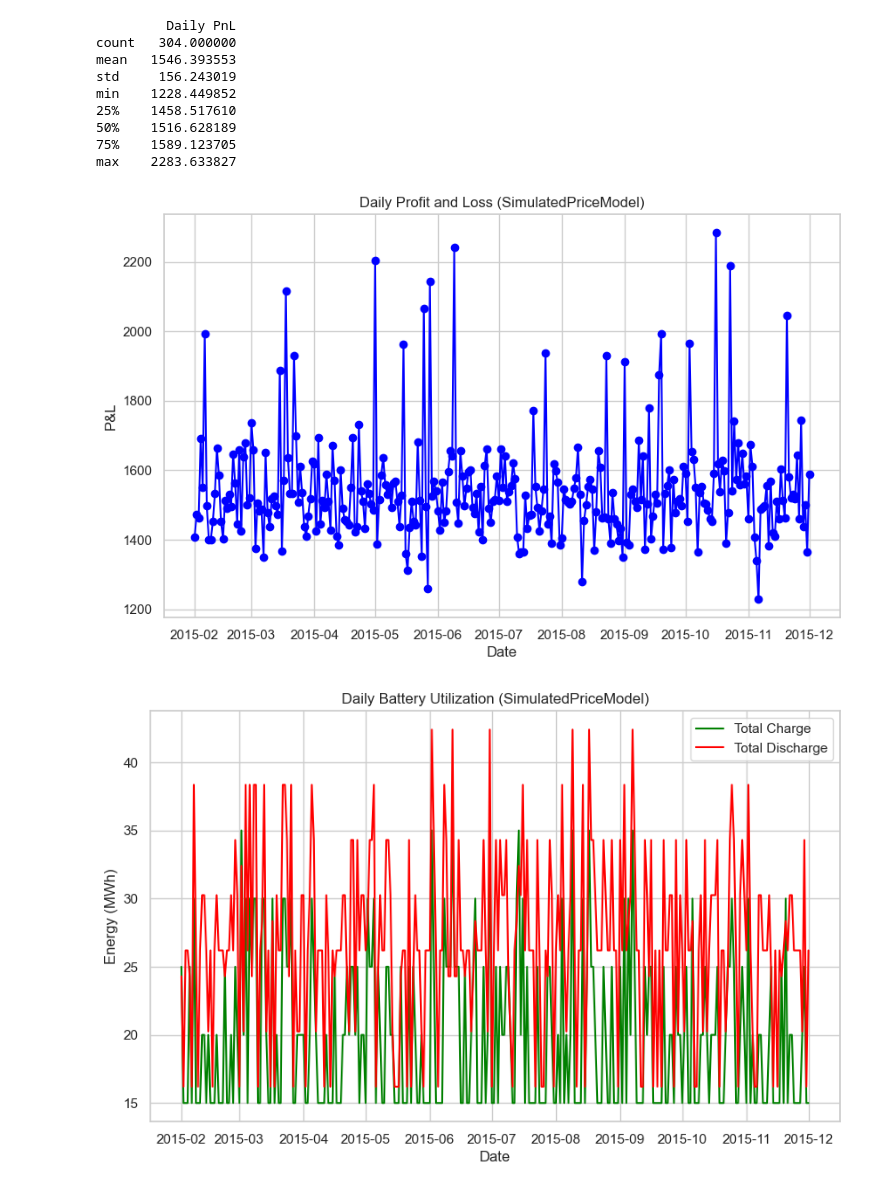
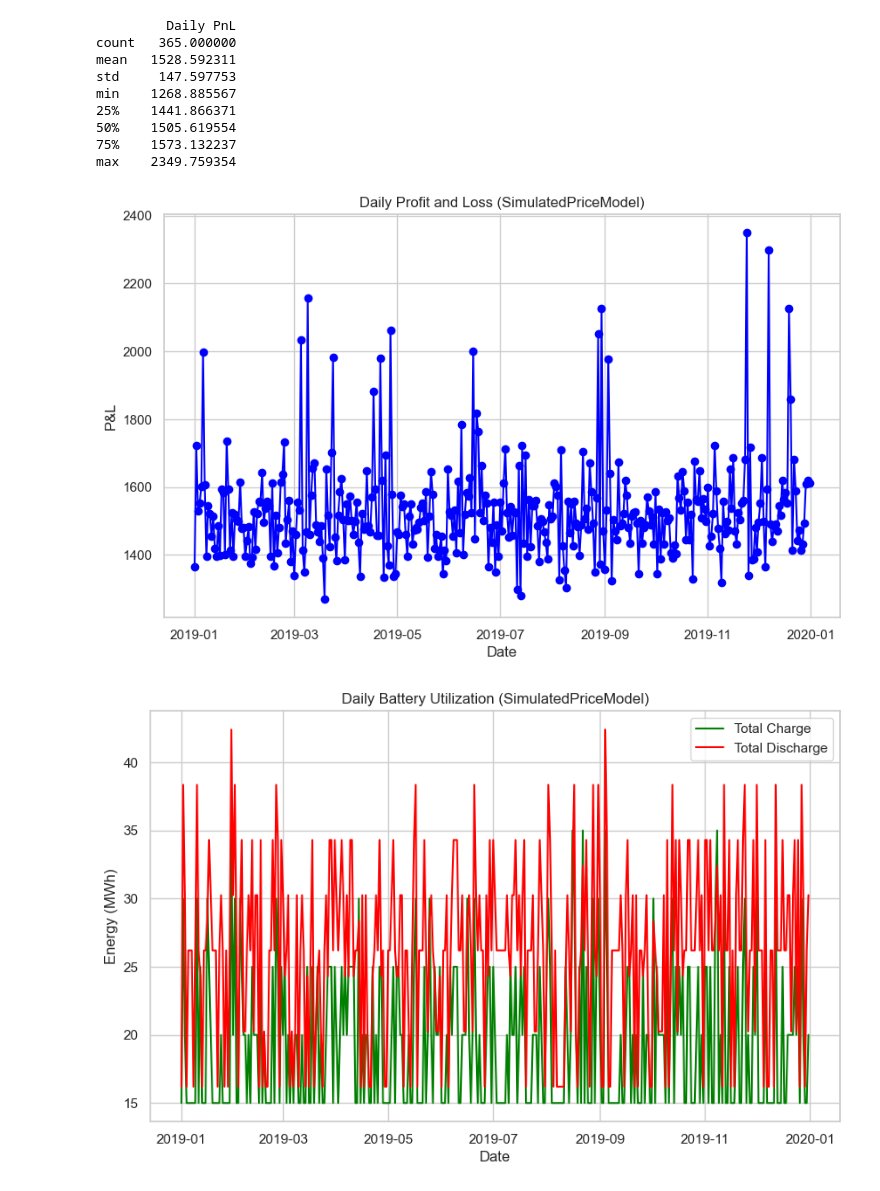
Before and after one commit to koulakhilesh/OpenEnergy, a Jupyter notebook: notebooks/energy_market_simulator.ipynb, the cells around one changed output. Cells and saved outputs as stored; diff of their text form; code cells hidden in the pictures.

```diff
--- a/notebooks/energy_market_simulator.ipynb
+++ b/notebooks/energy_market_simulator.ipynb
@@ -36,7 +36,7 @@ def run_energy_market_simulator(start_date, end_date, battery_capacity, price_mo
     # Backup the original arguments
     original_args = sys.argv
     csv_path = os.path.join(module_path, "data", "time_series", "time_series_60min_singleindex_filtered.csv")
-
+    price_forecast_model = os.path.join(module_path, "models", "prices", "price_forecast_model.pkl")
     # Set the new arguments
     sys.argv = ['app.py',
                 '--start_date', start_date,
@@ -44,6 +44,7 @@ def run_energy_market_simulator(start_date, end_date, battery_capacity, price_mo
                 '--battery_capacity', str(battery_capacity),
                 '--price_model', price_model,
                 '--csv_path', csv_path,
+                '--price_forecast_model', price_forecast_model,
                 '--log_level','INFO' ]
 
     # Call the main function
@@ -86,11 +87,12 @@ def plot_results(results, title):
     plt.savefig(os.path.join(IMAGE_SAVING_LOCATION, f'daily_battery_utilization_{title}.png'))
     plt.show()
 # %%
-start_date = '2015-02-01'
-end_date = '2015-12-01'
+start_date = '2019-01-01'
+end_date = '2019-12-31'
 battery_capacity = 10
 # %%
 # Run the simulation for the SimulatedPriceModel
-results_simulated = run_energy_market_simulator(start_date, end_date, battery_capacity, 'SimulatedPriceModel')
-plot_results(results_simulated, 'SimulatedPriceModel')
+PRICE_MODEL = 'SimulatedPriceModel'
+results_simulated = run_energy_market_simulator(start_date, end_date, battery_capacity, PRICE_MODEL)
+plot_results(results_simulated, PRICE_MODEL)
 # %% [output]
@@ -98,13 +100,13 @@ plot_results(results_simulated, 'SimulatedPriceModel')
          Daily PnL
-count   304.000000
-mean   1546.393553
-std     156.243019
-min    1228.449852
-25%    1458.517610
-50%    1516.628189
-75%    1589.123705
-max    2283.633827
+count   365.000000
+mean   1528.592311
+std     147.597753
+min    1268.885567
+25%    1441.866371
+50%    1505.619554
+75%    1573.132237
+max    2349.759354
-[figure, old version]
+[figure, new version]
-[figure, old version]
+[figure, new version]
 # %%
 # Run the simulation for the HistoricalPriceModel
```
Also changed, not shown: parts of 4 cells of this notebook, 6 other files.
